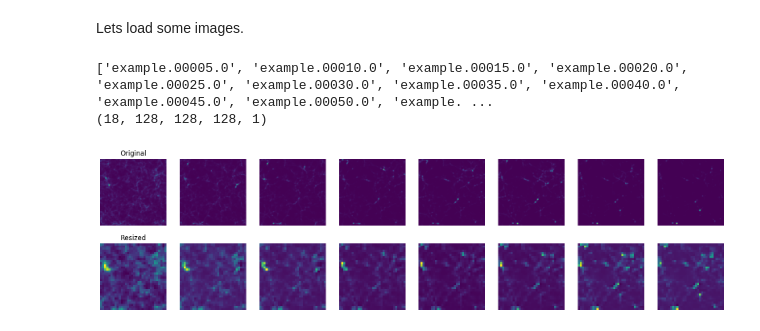
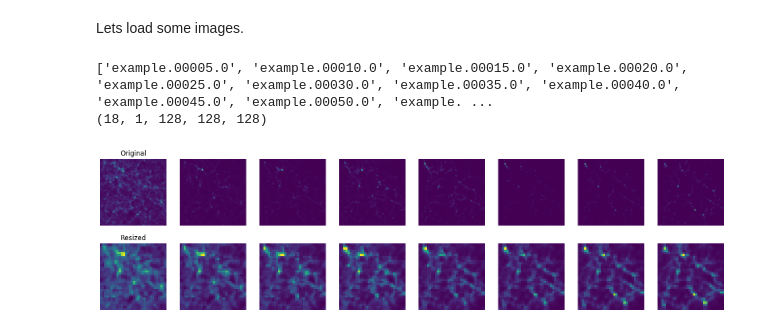
Before and after one commit to andrinr/IC-prediction, a Jupyter notebook: autoencoder.ipynb, the cells around one changed output. Saved outputs shown, nothing was run; the diff lists cells and outputs as text; code cells hidden in the pictures.

```diff
--- a/autoencoder.ipynb
+++ b/autoencoder.ipynb
@@ -6,7 +6,7 @@ import os
 # %% [markdown]
 Lets load some images.
 # %%
-def load_data(path, grid_size=128):
+def load_sequence(path, grid_size=128):
     # get all files in path
     files = os.listdir(path)
     # sort files
@@ -17,22 +17,31 @@ def load_data(path, grid_size=128):
     for file in files:
         with open(os.path.join(path, file), 'rb') as f:
             grid = jnp.frombuffer(f.read(), dtype=jnp.float32)
-            grid = grid.reshape(grid_size, grid_size, grid_size, 1)
+            grid = grid.reshape(1, grid_size, grid_size, grid_size)
             data.append(grid)
 
-    return jnp.array(data)
+    data = jnp.array(data)
 
-grid_sequence = load_data('data/grid/01')
+    return data
+
+grid_sequence = load_sequence('data/grid/01')
 
 
 print(grid_sequence.shape)
 # %% [output]
 ['example.00005.0', 'example.00010.0', 'example.00015.0', 'example.00020.0', 'example.00025.0', 'example.00030.0', 'example.00035.0', 'example.00040.0', 'example.00045.0', 'example.00050.0', 'example. ...
-(18, 128, 128, 128, 1)
+(18, 1, 128, 128, 128)
 # %%
 def preprocess(data, grid_size=64):
     # resize data
-    data = jnp.array([jax.image.resize(data[i], (grid_size, grid_size, grid_size, 1), method='tricubic') for i in range(data.shape[0])])
+    data = jnp.array([jax.image.resize(data[i], (1, grid_size, grid_size, grid_size), method='linear') for i in range(data.shape[0])])
+
+    # take log
+    data = jnp.log(data + 1e-6)
+
+    # normalize data
+    data = (data - data.min()) / (data.max() - data.min())
+
 
     return data
 
@@ -40,15 +49,15 @@ grid_sequence_res = preprocess(grid_sequence, 32)
 # %%
 # plot a few slices
 fig, ax = plt.subplots(2, 8, figsize=(20, 5))
 # plot with normalized colormap
 for i in range(8):
-    ax[0, i].imshow(grid_sequence[i, :, :, grid_sequence.shape[-1] //2], cmap='viridis')
-    ax[1, i].imshow(grid_sequence_res[i, :, :, grid_sequence_res.shape[-1]//2], cmap='viridis')
+    ax[0, i].imshow(grid_sequence[i, 0, :, :, grid_sequence.shape[-1] //2], cmap='viridis')
+    ax[1, i].imshow(grid_sequence_res[i, 0, :, :, grid_sequence_res.shape[-1]//2], cmap='viridis')
     ax[0, i].axis('off')
     ax[1, i].axis('off')
     # set titles
     if i == 0:
         ax[0, i].set_title('Original')
         ax[1, i].set_title('Resized')
 # %% [output]
-[figure, old version]
+[figure, new version]
```
Also changed, not shown: parts of 10 cells of this notebook.
